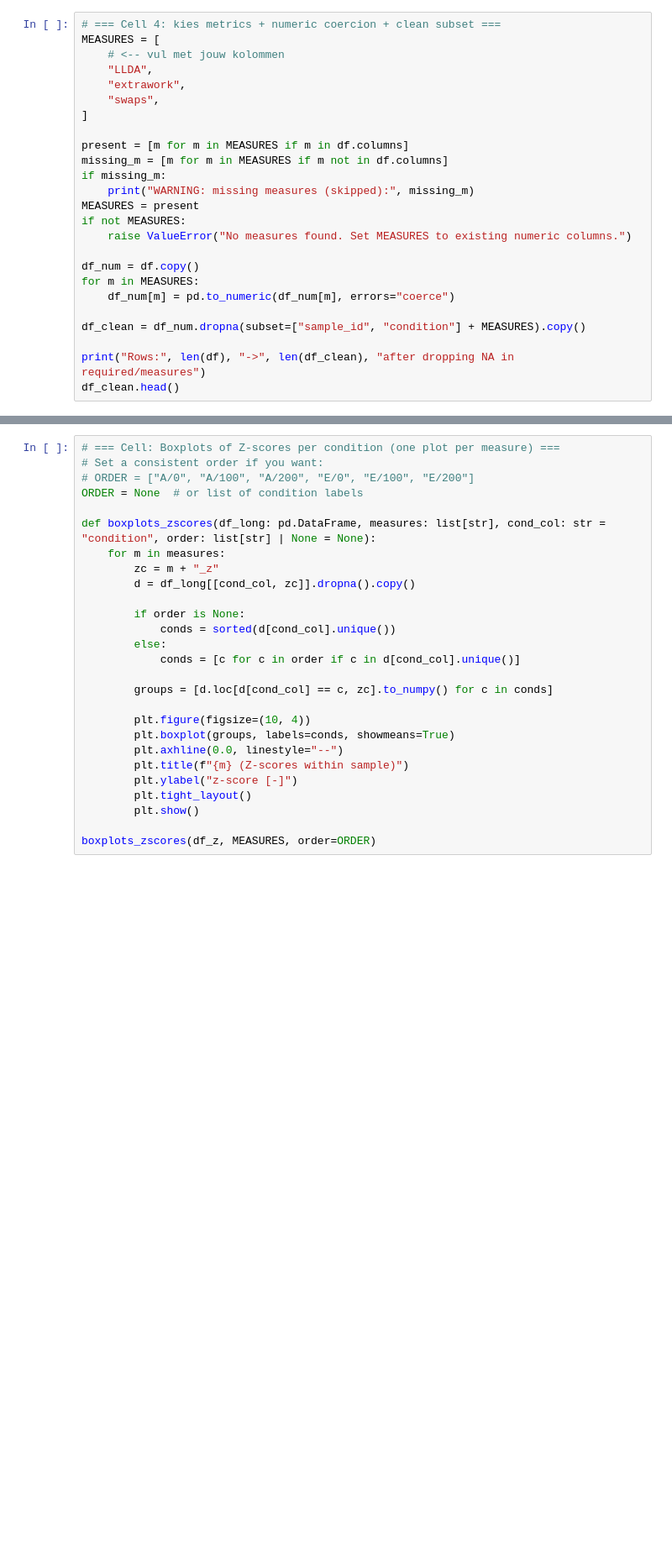
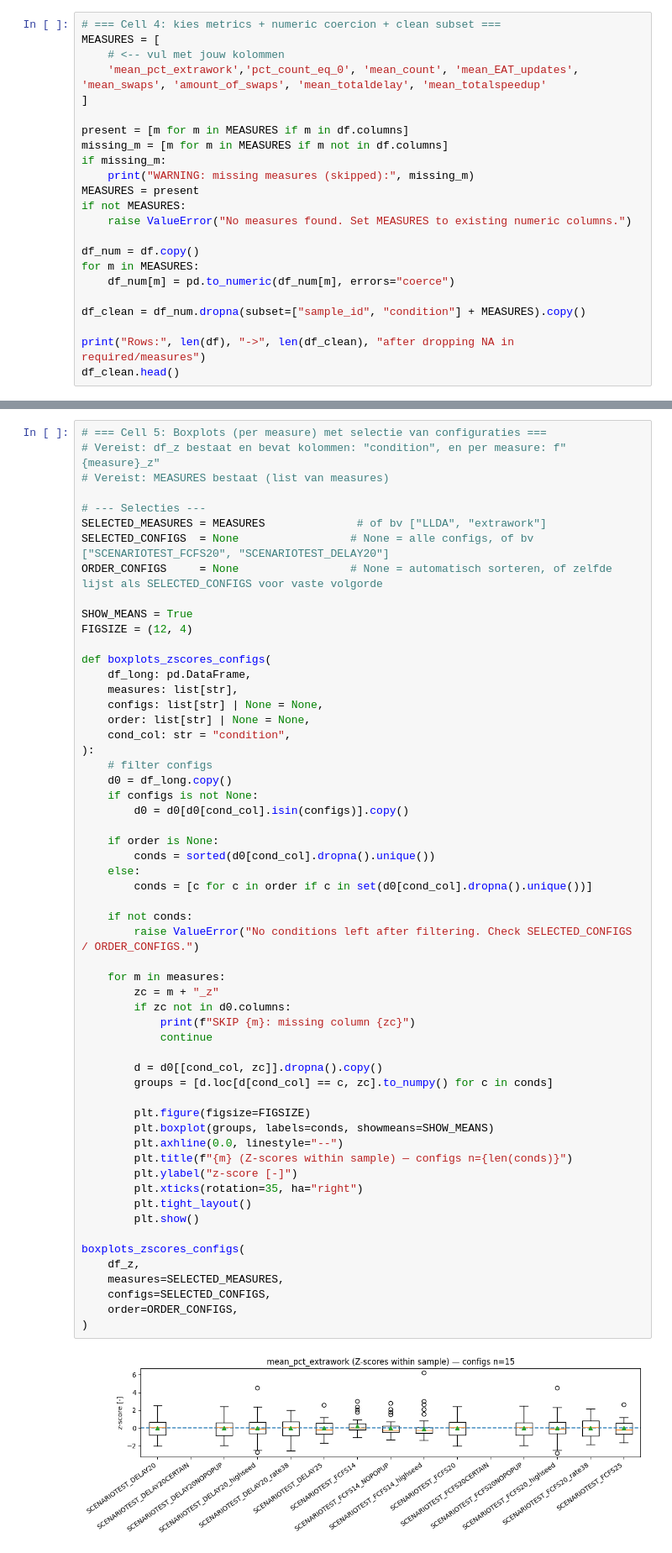
Before and after one commit to Jornvanbeek/bluesky, a Jupyter notebook: bluesky/statistical analysis.ipynb, the cells around one changed output, grey strips where cells are left out. Shown at 84% size. Drawn from its saved outputs; the diff is of its cells as text; blank space fills up the shorter version.

Commit message:
finishing new error generator. and shuffling around results

```diff
--- a/bluesky/statistical analysis.ipynb
+++ b/bluesky/statistical analysis.ipynb
@@ -79,9 +191,7 @@ df[required].head()
 # === Cell 4: kies metrics + numeric coercion + clean subset ===
 MEASURES = [
     # <-- vul met jouw kolommen
-    "LLDA",
-    "extrawork",
-    "swaps",
+    'mean_pct_extrawork','pct_count_eq_0', 'mean_count', 'mean_EAT_updates', 'mean_swaps', 'amount_of_swaps', 'mean_totaldelay', 'mean_totalspeedup'
 ]
 
 present = [m for m in MEASURES if m in df.columns]
@@ -120,27 +245,59 @@ df_z[["sample_id", "condition"] + ZCOLS].head()
 # %%
-# === Cell: Boxplots of Z-scores per condition (one plot per measure) ===
-# Set a consistent order if you want:
-# ORDER = ["A/0", "A/100", "A/200", "E/0", "E/100", "E/200"]
-ORDER = None  # or list of condition labels
+# === Cell 5: Boxplots (per measure) met selectie van configuraties ===
+# Vereist: df_z bestaat en bevat kolommen: "condition", en per measure: f"{measure}_z"
+# Vereist: MEASURES bestaat (list van measures)
 
-def boxplots_zscores(df_long: pd.DataFrame, measures: list[str], cond_col: str = "condition", order: list[str] | None = None):
+# --- Selecties ---
+SELECTED_MEASURES = MEASURES              # of bv ["LLDA", "extrawork"]
+SELECTED_CONFIGS  = None                 # None = alle configs, of bv ["SCENARIOTEST_FCFS20", "SCENARIOTEST_DELAY20"]
+ORDER_CONFIGS     = None                 # None = automatisch sorteren, of zelfde lijst als SELECTED_CONFIGS voor vaste volgorde
+
+SHOW_MEANS = True
+FIGSIZE = (12, 4)
+
+def boxplots_zscores_configs(
+    df_long: pd.DataFrame,
+    measures: list[str],
+    configs: list[str] | None = None,
+    order: list[str] | None = None,
+    cond_col: str = "condition",
+):
+    # filter configs
+    d0 = df_long.copy()
+    if configs is not None:
+        d0 = d0[d0[cond_col].isin(configs)].copy()
+
+    if order is None:
+        conds = sorted(d0[cond_col].dropna().unique())
+    else:
+        conds = [c for c in order if c in set(d0[cond_col].dropna().unique())]
+
+    if not conds:
+        raise ValueError("No conditions left after filtering. Check SELECTED_CONFIGS / ORDER_CONFIGS.")
+
     for m in measures:
         zc = m + "_z"
-        d = df_long[[cond_col, zc]].dropna().copy()
+        if zc not in d0.columns:
+            print(f"SKIP {m}: missing column {zc}")
+            continue
 
-        if order is None:
-            conds = sorted(d[cond_col].unique())
-        else:
-            conds = [c for c in order if c in d[cond_col].unique()]
-
+        d = d0[[cond_col, zc]].dropna().copy()
         groups = [d.loc[d[cond_col] == c, zc].to_numpy() for c in conds]
 
-        plt.figure(figsize=(10, 4))
-        plt.boxplot(groups, labels=conds, showmeans=True)
+        plt.figure(figsize=FIGSIZE)
+        plt.boxplot(groups, labels=conds, showmeans=SHOW_MEANS)
         plt.axhline(0.0, linestyle="--")
-        plt.title(f"{m} (Z-scores within sample)")
+        plt.title(f"{m} (Z-scores within sample) — configs n={len(conds)}")
         plt.ylabel("z-score [-]")
+        plt.xticks(rotation=35, ha="right")
         plt.tight_layout()
         plt.show()
 
-boxplots_zscores(df_z, MEASURES, order=ORDER)
+boxplots_zscores_configs(
+    df_z,
+    measures=SELECTED_MEASURES,
+    configs=SELECTED_CONFIGS,
+    order=ORDER_CONFIGS,
+)
+# %% [output]
+[figure, added]
```
Also changed, not shown: parts of 16 cells of this notebook, 40 other files.
